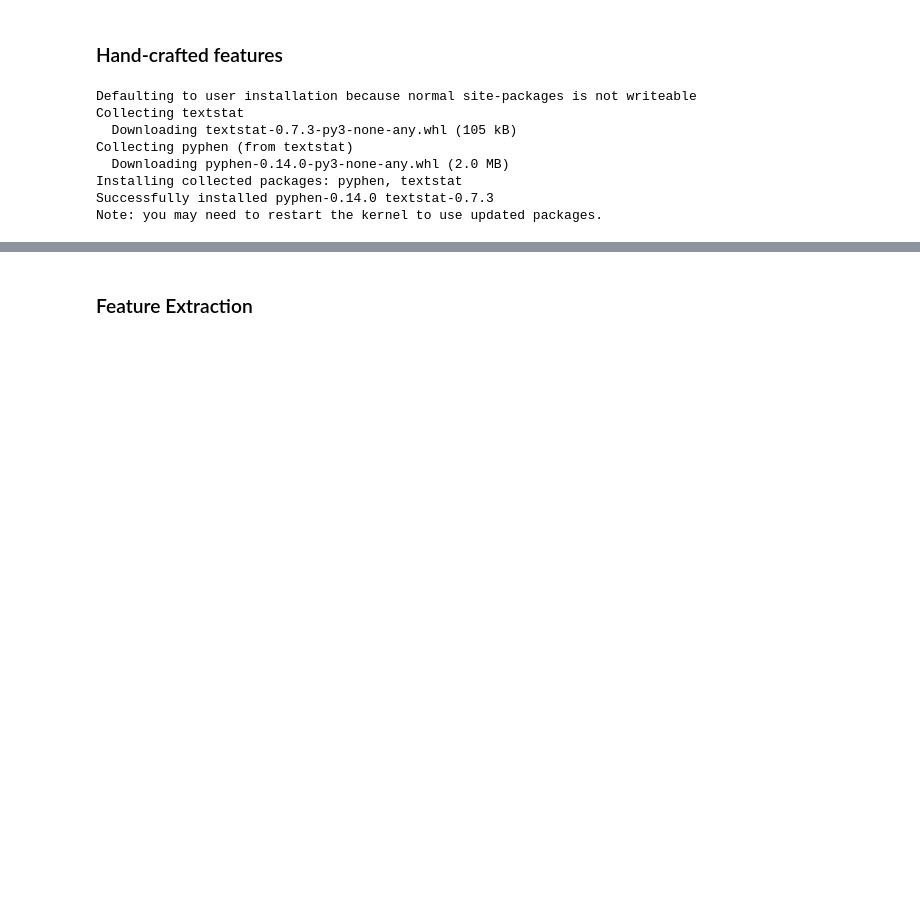
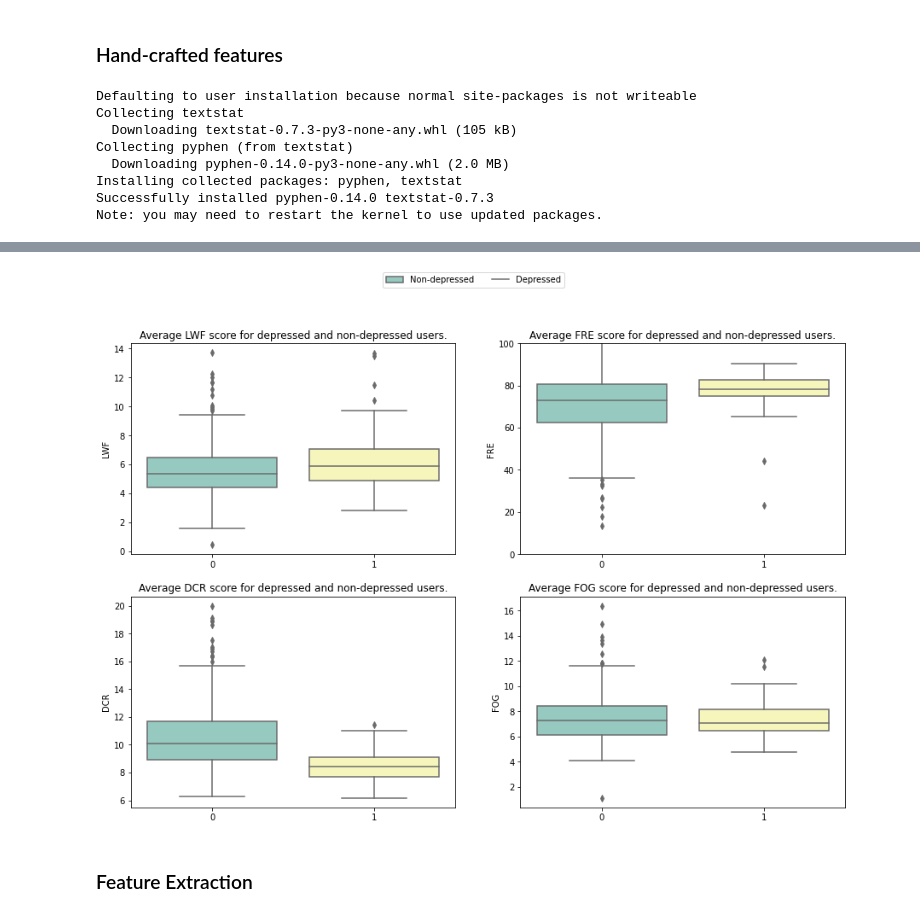
Before and after one commit to tramyynt/master-thesis, a Jupyter notebook: model_evaluation/lexicon_based_models.ipynb, the cells around one changed output, grey strips where cells are left out. Cells and saved outputs as stored; diff of their text form; code cells hidden in the pictures; blank space fills up the shorter version.

```diff
--- a/model_evaluation/lexicon_based_models.ipynb
+++ b/model_evaluation/lexicon_based_models.ipynb
@@ -84,5 +89,3 @@ Successfully installed pyphen-0.14.0 textstat-0.7.3
 Note: you may need to restart the kernel to use updated packages.
 # %%
 import textstat
-# %%
-positives['LWF'] = positives['Text'].apply(lambda x: textstat.linsear_write_formula(x))
@@ -105,3 +103,46 @@ positives
+# %%
+negatives['text'] = negatives['Text']+ negatives['Title']
+negatives["Token"] = negatives["text"].apply(lambda x: word_tokenize(x))
+negatives["LWF"] = negatives['text'].apply(lambda x: textstat.linsear_write_formula(x))
+negatives["FRE"] = negatives['text'].apply(lambda x: textstat.flesch_reading_ease(x))
+negatives["DCR"] = negatives['text'].apply(lambda x: textstat.dale_chall_readability_score(x))
+negatives["FOG"] = negatives['text'].apply(lambda x: textstat.gunning_fog(x))
+# %%
+positives_mean = positives.groupby('TrainSubjectId').agg({'LWF': 'mean', 'FRE': 'mean', 'DCR': 'mean', 'FOG': 'mean'}).reset_index()
+negatives_mean = negatives.groupby('TrainSubjectId').agg({'LWF': 'mean', 'FRE': 'mean', 'DCR': 'mean', 'FOG': 'mean'}).reset_index()
+positives_mean['Label'] = 1
+negatives_mean['Label'] = 0
+#concat
+handcrafted = pd.concat([positives_mean, negatives_mean])
+# %%
+#plot boxplot for each feature in both negative and positive in the same figure. 0 is non-depressed, 1 is depressed
+fig, ax = plt.subplots(2, 2, figsize=(15, 10))
+sns.boxplot(x="Label", y="LWF", data=handcrafted, ax=ax[0, 0], palette="Set3")
+#rescale the y axis
+ax[0, 1].set_ylim(0, 100)
+sns.boxplot(x="Label", y="FRE", data=handcrafted, ax=ax[0, 1], palette="Set3")
+sns.boxplot(x="Label", y="DCR", data=handcrafted, ax=ax[1, 0], palette="Set3")
+sns.boxplot(x="Label", y="FOG", data=handcrafted, ax=ax[1, 1], palette="Set3")
+
+#cancel the x label
+ax[0, 0].set(xlabel=None)
+ax[0, 1].set(xlabel=None)
+ax[1, 0].set(xlabel=None)
+ax[1, 1].set(xlabel=None)
+
+#title
+ax[0, 0].set_title('Average LWF score for depressed and non-depressed users.')
+ax[0, 1].set_title('Average FRE score for depressed and non-depressed users.')
+ax[1, 0].set_title('Average DCR score for depressed and non-depressed users.')
+ax[1, 1].set_title('Average FOG score for depressed and non-depressed users.')
+
+#legend
+fig.legend(labels=['Non-depressed', 'Depressed'], loc='upper center', ncol=2)
+
+#plt.savefig(os.path.join(HOME_DIR, "handcrafted_features.pdf"))
+plt.show()
+# %% [output]
+[figure, added]
 # %% [markdown]
 ### Feature Extraction
 # %%
```
Also changed, not shown: parts of 5 cells of this notebook, 1 other file.
